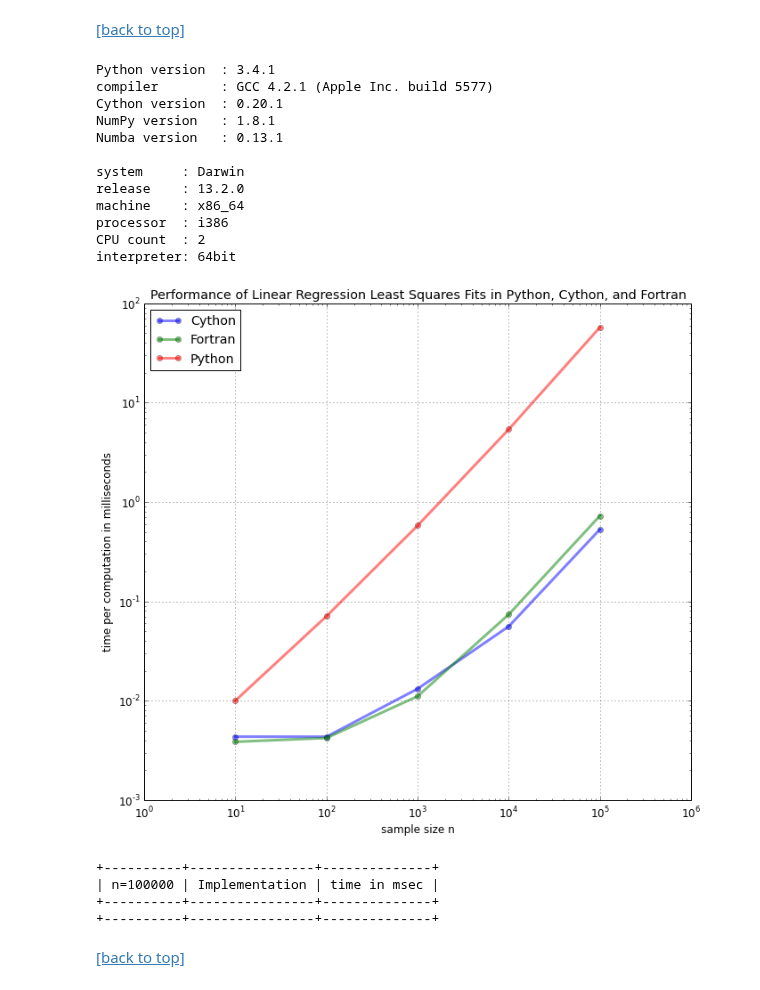
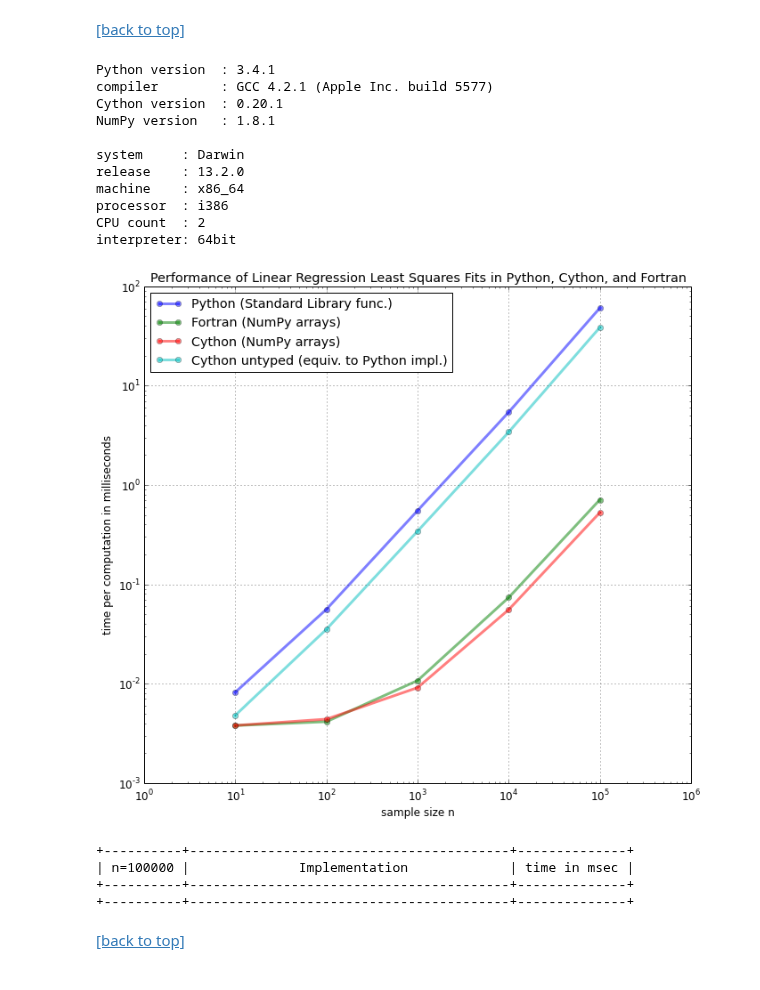
Before and after one commit to rasbt/One-Python-benchmark-per-day, a Jupyter notebook: ipython_nbs/day10_fortran_lstsqr.ipynb, the cells around one changed output. Drawn from its saved outputs; the diff is of its cells as text; code cells hidden in the pictures.

Commit message:
added untyped cython

```diff
--- a/ipython_nbs/day10_fortran_lstsqr.ipynb
+++ b/ipython_nbs/day10_fortran_lstsqr.ipynb
@@ -248,7 +266,8 @@ x_ary = np.asarray(x)
 y_ary = np.asarray(y)
 
 reference = python_lstsqr(x_ary, y_ary)
-funcs = [python_lstsqr, cython_lstsqr, fortran_lstsqr]
+funcs = [python_lstsqr, cython_lstsqr,
+         cython_lstsqr_untyped,fortran_lstsqr]
 
 for f in funcs:
     np.testing.assert_array_almost_equal(reference, f(x_ary, y_ary), decimal=4)
@@ -326,12 +345,18 @@ for n in orders_n:
     y_ary = np.asarray(y)
     x_fary = np.asfortranarray(x)
     y_fary = np.asfortranarray(y)
-    timings['python_lstsqr'].append(timeit.Timer('python_lstsqr(x, y)',
-            'from __main__ import python_lstsqr, x, y').timeit(1000))
-    timings['cython_lstsqr'].append(timeit.Timer('cython_lstsqr(x_ary, y_ary)',
-            'from __main__ import cython_lstsqr, x_ary, y_ary').timeit(1000))
-    timings['fortran_lstsqr'].append(timeit.Timer('fortran_lstsqr(x_fary, y_fary)',
-            'from __main__ import fortran_lstsqr, x_fary, y_fary').timeit(1000))
+    timings['python_lstsqr'].append(min(timeit.Timer('python_lstsqr(x, y)',
+            'from __main__ import python_lstsqr, x, y')\
+                                        .repeat(repeat=5, number=1000)))
+    timings['cython_lstsqr'].append(min(timeit.Timer('cython_lstsqr(x_ary, y_ary)',
+            'from __main__ import cython_lstsqr, x_ary, y_ary')\
+                                        .repeat(repeat=5, number=1000)))
+    timings['cython_lstsqr_untyped'].append(min(timeit.Timer('cython_lstsqr_untyped(x, y)',
+            'from __main__ import cython_lstsqr_untyped, x, y')\
+                                                .repeat(repeat=5, number=1000)))
+    timings['fortran_lstsqr'].append(min(timeit.Timer('fortran_lstsqr(x_fary, y_fary)',
+            'from __main__ import fortran_lstsqr, x_fary, y_fary')\
+                                         .repeat(repeat=5, number=1000)))
 # %%
 import platform
 import multiprocessing
@@ -375,18 +398,19 @@ def plot(timings, title, labels, orders_n):
 # %%
 import prettytable
 
-funcs = ['python_lstsqr',
-         'cython_lstsqr',
-         'fortran_lstsqr',
-         ]
+labels = {'python_lstsqr':'Python (Standard Library func.)',
+          'cython_lstsqr':'Cython (NumPy arrays)',
+          'cython_lstsqr_untyped':'Cython untyped (equiv. to Python impl.)',
+          'fortran_lstsqr': 'Fortran (NumPy arrays)',
+          }
 
 def summary_table(funcs):
     fit_table = prettytable.PrettyTable(['n=%s' %orders_n[-1],
                                          'Implementation' ,
                                          'time in msec'])
     fit_table.align['Fortran function'] = 'l'
-    for f in funcs:
-        fit_table.add_row(['', f, '{:.3f}'.format(timings[f][-1])])
+    for l in labels.keys():
+        fit_table.add_row(['', labels[l], '{:.3f}'.format(timings[l][-1])])
     print(fit_table)
 # %% [markdown]
 <a name='performance1'></a>
@@ -402,33 +426,27 @@ def summary_table(funcs):
 [[back to top]](#Sections)
 # %%
 title = 'Performance of Linear Regression Least Squares Fits in Python, Cython, and Fortran'
-
-labels = {'python_lstsqr':'Python',
-          'cython_lstsqr':'Cython',
-          'fortran_lstsqr': 'Fortran',
-          }
 
 print_sysinfo()
 plot(timings, title, labels, orders_n)
 summary_table(funcs)
 # %% [output]
 Python version  : 3.4.1
 compiler        : GCC 4.2.1 (Apple Inc. build 5577)
 Cython version  : 0.20.1
 NumPy version   : 1.8.1
-Numba version   : 0.13.1
 
 system     : Darwin
 release    : 13.2.0
 machine    : x86_64
 processor  : i386
 CPU count  : 2
 interpreter: 64bit
-[figure, old version]
+[figure, new version]
-+----------+----------------+--------------+
-| n=100000 | Implementation | time in msec |
-+----------+----------------+--------------+
-+----------+----------------+--------------+
++----------+-----------------------------------------+--------------+
+| n=100000 |              Implementation             | time in msec |
++----------+-----------------------------------------+--------------+
++----------+-----------------------------------------+--------------+
 # %% [markdown]
 [[back to top]](#Sections)
 # %% [markdown]
```
Also changed, not shown: parts of 4 cells of this notebook, 1 other file.
